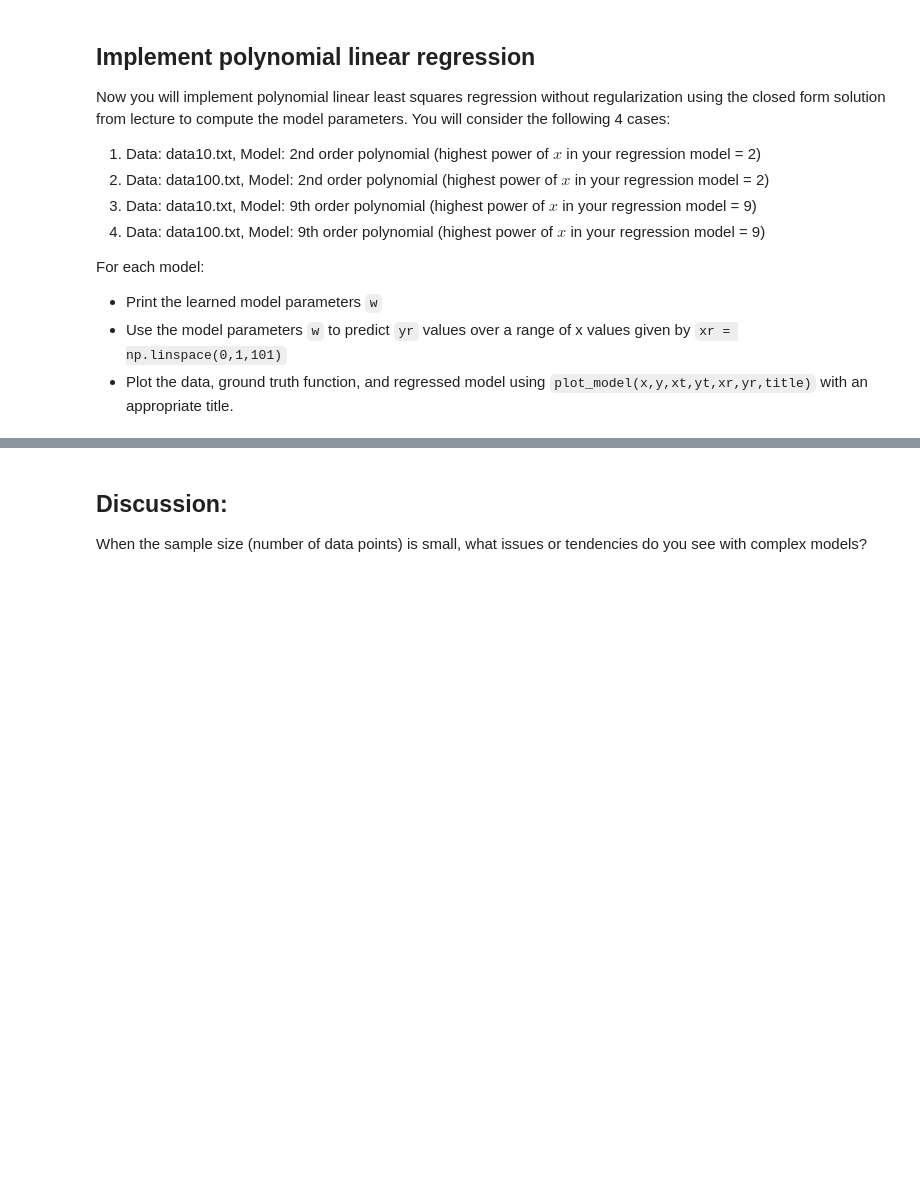
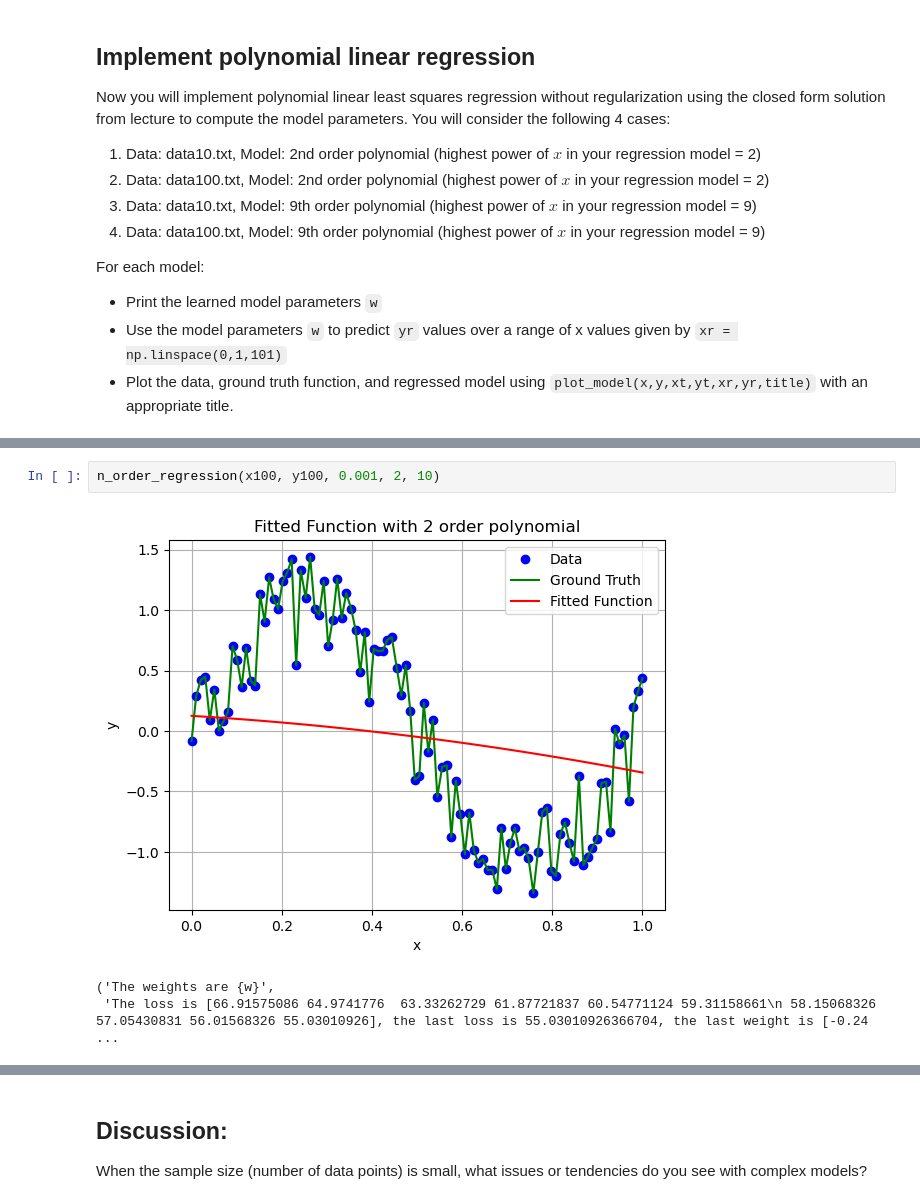
Before and after one commit to DylanLIiii/CMU24787_AIandML4Engineers, a Jupyter notebook: Week2/hw2/hw2_p7.ipynb, the cells around one changed output, grey strips where cells are left out. Cells and saved outputs as stored; diff of their text form; blank space fills up the shorter version.

```diff
--- a/Week2/hw2/hw2_p7.ipynb
+++ b/Week2/hw2/hw2_p7.ipynb
@@ -94,0 +155,6 @@ For each model:
+# %%
+n_order_regression(x100, y100, 0.001, 2, 10)
+# %% [output]
+[figure, added]
+('The weights are {w}',
+ 'The loss is [66.91575086 64.9741776  63.33262729 61.87721837 60.54771124 59.31158661\n 58.15068326 57.05430831 56.01568326 55.03010926], the last loss is 55.03010926366704, the last weight is [-0.24 ...
```
Also changed, not shown: parts of 11 cells of this notebook, 2 other files.
